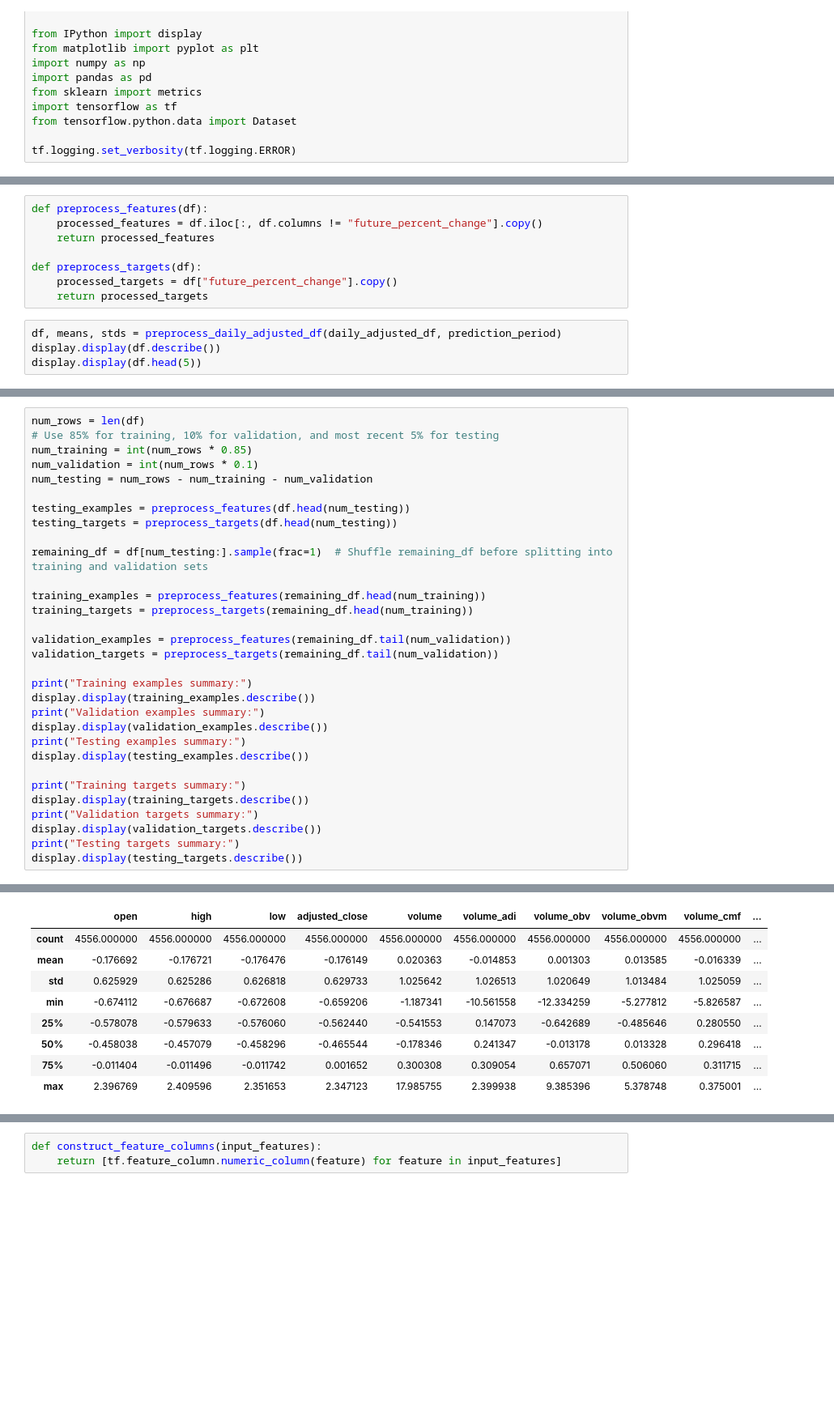
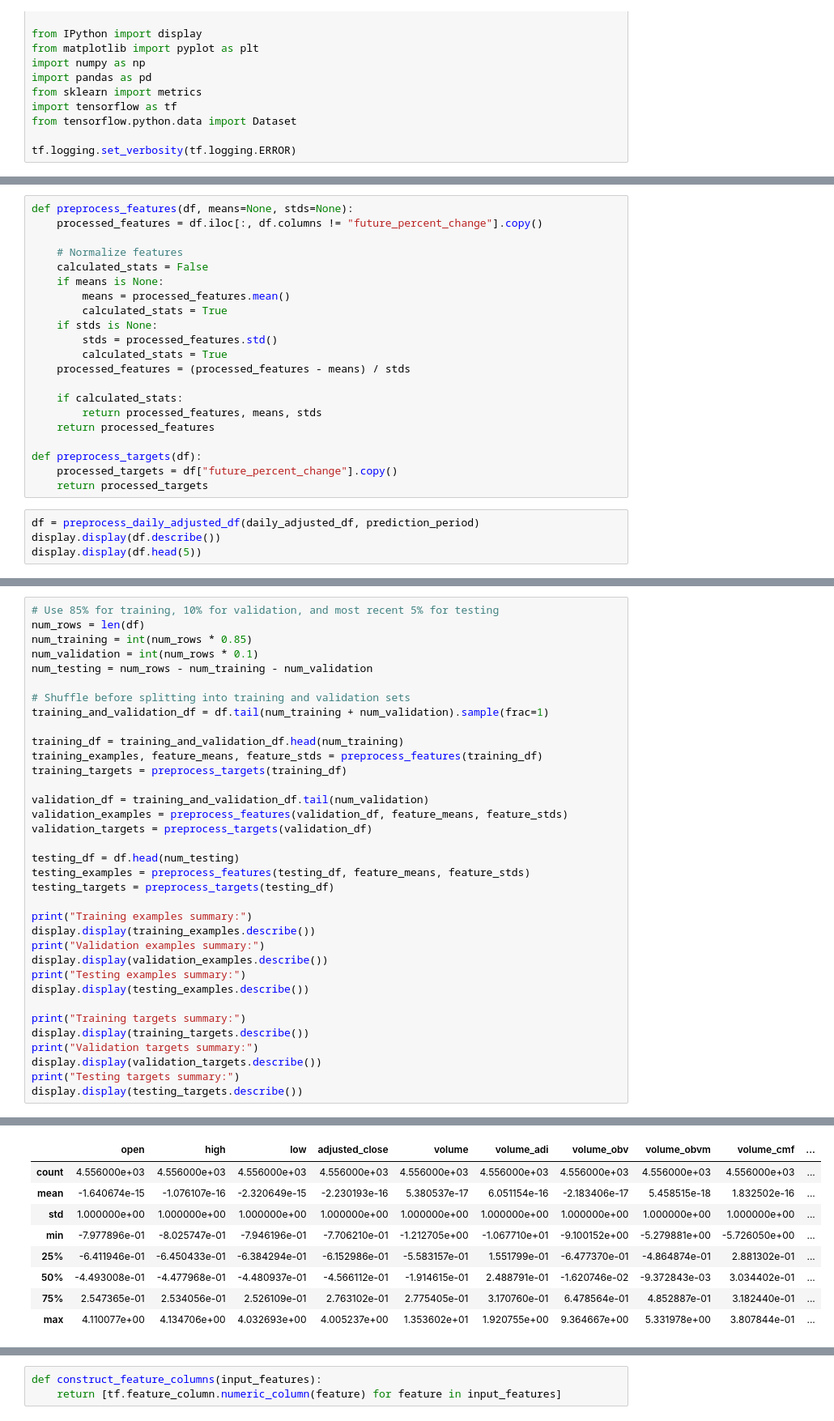
Before and after one commit to czhao39/stock-dnn, a Jupyter notebook: stockdnn.ipynb, the cells around one changed output, grey strips where cells are left out. Shown at 81% size. Saved outputs shown, nothing was run; the diff lists cells and outputs as text; blank space fills up the shorter version.

```diff
--- a/stockdnn.ipynb
+++ b/stockdnn.ipynb
@@ -74,13 +73,26 @@ def preprocess_daily_adjusted_df(daily_adjusted_df, prediction_period, means=Non
 # %%
-def preprocess_features(df):
+def preprocess_features(df, means=None, stds=None):
     processed_features = df.iloc[:, df.columns != "future_percent_change"].copy()
+
+    # Normalize features
+    calculated_stats = False
+    if means is None:
+        means = processed_features.mean()
+        calculated_stats = True
+    if stds is None:
+        stds = processed_features.std()
+        calculated_stats = True
+    processed_features = (processed_features - means) / stds
+
+    if calculated_stats:
+        return processed_features, means, stds
     return processed_features
 
 def preprocess_targets(df):
     processed_targets = df["future_percent_change"].copy()
     return processed_targets
 # %%
-df, means, stds = preprocess_daily_adjusted_df(daily_adjusted_df, prediction_period)
+df = preprocess_daily_adjusted_df(daily_adjusted_df, prediction_period)
 display.display(df.describe())
 display.display(df.head(5))
 # %% [output]
@@ -104,42 +117,46 @@ display.display(df.head(5))
 # %%
+# Use 85% for training, 10% for validation, and most recent 5% for testing
 num_rows = len(df)
-# Use 85% for training, 10% for validation, and most recent 5% for testing
 num_training = int(num_rows * 0.85)
 num_validation = int(num_rows * 0.1)
 num_testing = num_rows - num_training - num_validation
 
-testing_examples = preprocess_features(df.head(num_testing))
-testing_targets = preprocess_targets(df.head(num_testing))
+# Shuffle before splitting into training and validation sets
+training_and_validation_df = df.tail(num_training + num_validation).sample(frac=1)
 
-remaining_df = df[num_testing:].sample(frac=1)  # Shuffle remaining_df before splitting into training and validation sets
+training_df = training_and_validation_df.head(num_training)
+training_examples, feature_means, feature_stds = preprocess_features(training_df)
+training_targets = preprocess_targets(training_df)
 
-training_examples = preprocess_features(remaining_df.head(num_training))
-training_targets = preprocess_targets(remaining_df.head(num_training))
+validation_df = training_and_validation_df.tail(num_validation)
+validation_examples = preprocess_features(validation_df, feature_means, feature_stds)
+validation_targets = preprocess_targets(validation_df)
 
-validation_examples = preprocess_features(remaining_df.tail(num_validation))
-validation_targets = preprocess_targets(remaining_df.tail(num_validation))
+testing_df = df.head(num_testing)
+testing_examples = preprocess_features(testing_df, feature_means, feature_stds)
+testing_targets = preprocess_targets(testing_df)
 
 print("Training examples summary:")
 display.display(training_examples.describe())
 print("Validation examples summary:")
 display.display(validation_examples.describe())
 print("Testing examples summary:")
 display.display(testing_examples.describe())
 
 print("Training targets summary:")
 display.display(training_targets.describe())
 print("Validation targets summary:")
 display.display(validation_targets.describe())
 print("Testing targets summary:")
 display.display(testing_targets.describe())
 # %% [output]
 Training examples summary:
 |  | open | high | low | adjusted_close | volume | volume_adi | volume_obv | volume_obvm | volume_cmf | ... |
-| count | 4556.000000 | 4556.000000 | 4556.000000 | 4556.000000 | 4556.000000 | 4556.000000 | 4556.000000 | 4556.000000 | 4556.000000 | ... |
-| mean | -0.176692 | -0.176721 | -0.176476 | -0.176149 | 0.020363 | -0.014853 | 0.001303 | 0.013585 | -0.016339 | ... |
-| std | 0.625929 | 0.625286 | 0.626818 | 0.629733 | 1.025642 | 1.026513 | 1.020649 | 1.013484 | 1.025059 | ... |
-| min | -0.674112 | -0.676687 | -0.672608 | -0.659206 | -1.187341 | -10.561558 | -12.334259 | -5.277812 | -5.826587 | ... |
-| 25% | -0.578078 | -0.579633 | -0.576060 | -0.562440 | -0.541553 | 0.147073 | -0.642689 | -0.485646 | 0.280550 | ... |
-| 50% | -0.458038 | -0.457079 | -0.458296 | -0.465544 | -0.178346 | 0.241347 | -0.013178 | 0.013328 | 0.296418 | ... |
-| 75% | -0.011404 | -0.011496 | -0.011742 | 0.001652 | 0.300308 | 0.309054 | 0.657071 | 0.506060 | 0.311715 | ... |
-| max | 2.396769 | 2.409596 | 2.351653 | 2.347123 | 17.985755 | 2.399938 | 9.385396 | 5.378748 | 0.375001 | ... |
+| count | 4.556000e+03 | 4.556000e+03 | 4.556000e+03 | 4.556000e+03 | 4.556000e+03 | 4.556000e+03 | 4.556000e+03 | 4.556000e+03 | 4.556000e+03 | ... |
+| mean | -1.640674e-15 | -1.076107e-16 | -2.320649e-15 | -2.230193e-16 | 5.380537e-17 | 6.051154e-16 | -2.183406e-17 | 5.458515e-18 | 1.832502e-16 | ... |
+| std | 1.000000e+00 | 1.000000e+00 | 1.000000e+00 | 1.000000e+00 | 1.000000e+00 | 1.000000e+00 | 1.000000e+00 | 1.000000e+00 | 1.000000e+00 | ... |
+| min | -7.977896e-01 | -8.025747e-01 | -7.946196e-01 | -7.706210e-01 | -1.212705e+00 | -1.067710e+01 | -9.100152e+00 | -5.279881e+00 | -5.726050e+00 | ... |
+| 25% | -6.411946e-01 | -6.450433e-01 | -6.384294e-01 | -6.152986e-01 | -5.583157e-01 | 1.551799e-01 | -6.477370e-01 | -4.864874e-01 | 2.881302e-01 | ... |
+| 50% | -4.493008e-01 | -4.477968e-01 | -4.480937e-01 | -4.566112e-01 | -1.914615e-01 | 2.488791e-01 | -1.620746e-02 | -9.372843e-03 | 3.034402e-01 | ... |
+| 75% | 2.547365e-01 | 2.534056e-01 | 2.526109e-01 | 2.763102e-01 | 2.775405e-01 | 3.170760e-01 | 6.478564e-01 | 4.852887e-01 | 3.182440e-01 | ... |
+| max | 4.110077e+00 | 4.134706e+00 | 4.032693e+00 | 4.005237e+00 | 1.353602e+01 | 1.920755e+00 | 9.364667e+00 | 5.331978e+00 | 3.807844e-01 | ... |
```
Also changed, not shown: parts of 9 cells of this notebook.
